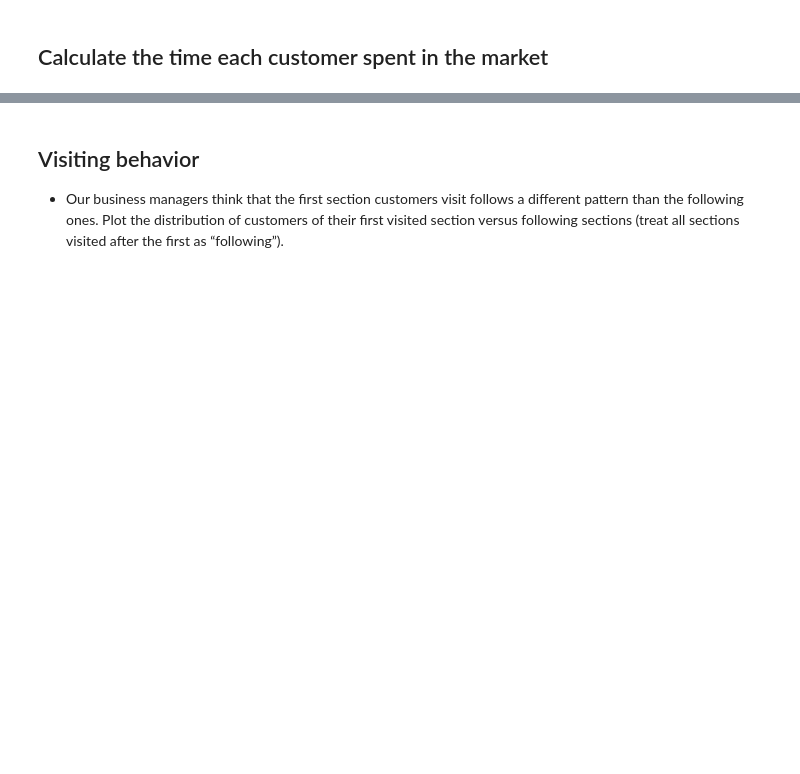
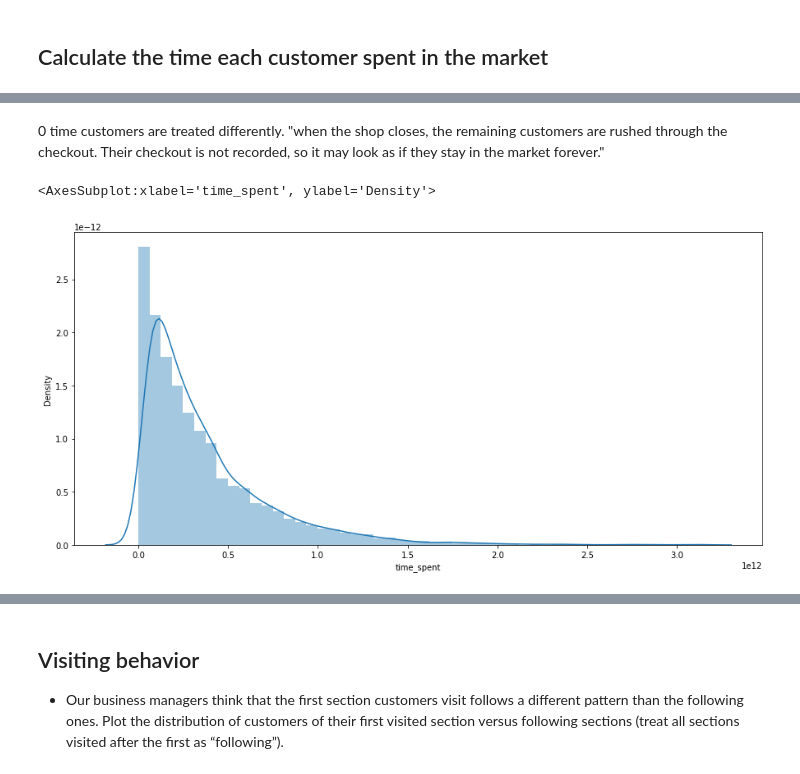
Before and after one commit to the-Hull/p045_spiced_projects, a Jupyter notebook: 08_week/02_project/01_exploration.ipynb, the cells around one changed output, grey strips where cells are left out. Cells and saved outputs as stored; diff of their text form; code cells hidden in the pictures; blank space fills up the shorter version.

```diff
--- a/08_week/02_project/01_exploration.ipynb
+++ b/08_week/02_project/01_exploration.ipynb
@@ -107,4 +107,4 @@ sns.barplot(data = counts_over_time.loc[counts_over_time.location == 'checkout',
 ## Calculate the time each customer spent in the market
 # %%
 cust['day'] = cust.timestamp.dt.weekday
-cust.groupby(['day', 'customer_no']).aggregate(time_spent = ('timestamp', lambda x: max(x) - min(x)))
+timespent = cust.groupby(['day', 'customer_no']).aggregate(time_spent = ('timestamp', lambda x: max(x) - min(x)))
@@ -125,0 +145,7 @@ cust.groupby(['day', 'customer_no']).aggregate(time_spent = ('timestamp', lambda
+# %% [markdown]
+0 time customers are treated differently. "when the shop closes, the remaining customers are rushed through the checkout. Their checkout is not recorded, so it may look as if they stay in the market forever."
+# %%
+sns.distplot(a = timespent.time_spent)
+# %% [output]
+<AxesSubplot:xlabel='time_spent', ylabel='Density'>
+[figure, added]
```
Also changed, not shown: parts of 4 cells of this notebook.
